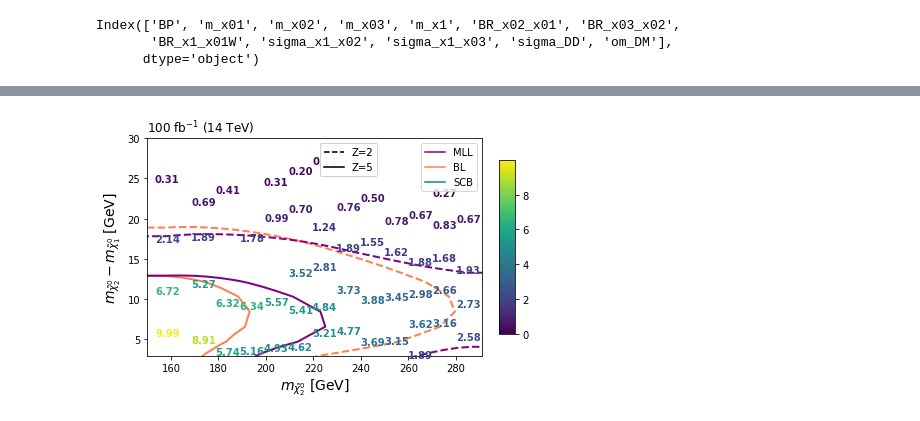
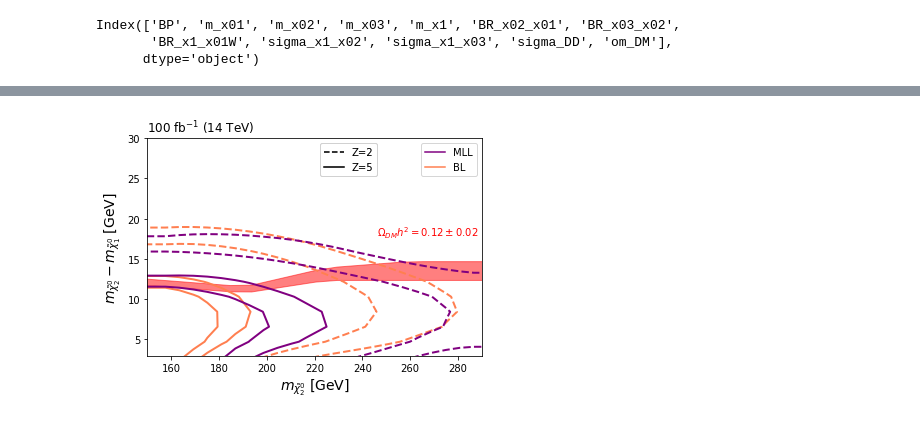
Before and after one commit to Martindelosrios/MLLHC, a Jupyter notebook: codes/AnalysisVars.ipynb, the cells around one changed output, grey strips where cells are left out. Drawn from its saved outputs; the diff is of its cells as text; code cells hidden in the pictures.

Commit message:
improve plot

```diff
--- a/codes/AnalysisVars.ipynb
+++ b/codes/AnalysisVars.ipynb
@@ -4209,9 +4191,9 @@ deltam = np.abs(mx02 - mx01)
 # %%
 Z_BL          = np.mean(np.load('../data/models/Z_BL_MET100_BPI.npy'), axis = 0)
-Z_BL_std      = np.mean(np.load('../data/models/Z_BL_std_MET100_BPI.npy'), axis = 0)
+Z_BL_std      = np.nan_to_num(np.mean(np.load('../data/models/Z_BL_std_MET100_BPI.npy'), axis = 0), posinf=2)
 
 Z_MLL         = np.mean(np.load('../data/models/Z_MLL_MET100_BPI.npy'), axis = 0)
-Z_MLL_std     = np.mean(np.load('../data/models/Z_MLL_std_MET100_BPI.npy'), axis = 0)
+Z_MLL_std     = np.nan_to_num(np.mean(np.load('../data/models/Z_MLL_std_MET100_BPI.npy'), axis = 0), posinf=2)
 
 Z_MLL_new     = np.mean(np.load('../data/models/Z_MLL_new_MET100_BPI.npy'), axis = 0)
 Z_MLL_new_std = np.mean(np.load('../data/models/Z_MLL_new_std_MET100_BPI.npy'), axis = 0)
@@ -4237,16 +4213,16 @@ mx02_new, deltam_new = np.meshgrid(x_centers, y_centers, indexing='ij')
 # %%
 tck_BL   = interpolate.bisplrep(mx02, deltam, Z_BL, kx = 4, ky = 4)
 Z_BL_new = interpolate.bisplev(mx02_new, deltam_new, tck_BL)
-tck_BL_max   = interpolate.bisplrep(mx02, deltam, (Z_BL + Z_BL_std), kx = 1, ky = 1)
+tck_BL_max   = interpolate.bisplrep(mx02, deltam, (Z_BL + Z_BL_std), kx = 4, ky = 4)
 Z_BL_new_max = interpolate.bisplev(mx02_new, deltam_new, tck_BL_max)
-tck_BL_min   = interpolate.bisplrep(mx02, deltam, (Z_BL - Z_BL_std), kx = 1, ky = 1)
+tck_BL_min   = interpolate.bisplrep(mx02, deltam, (Z_BL - Z_BL_std), kx = 4, ky = 4)
 Z_BL_new_min = interpolate.bisplev(mx02_new, deltam_new, tck_BL_min)
 
 tck_MLL   = interpolate.bisplrep(mx02, deltam, Z_MLL, kx = 4, ky = 4)
 Z_MLL_new = interpolate.bisplev(mx02_new, deltam_new, tck_MLL)
-tck_MLL_max   = interpolate.bisplrep(mx02, deltam, (Z_MLL + Z_MLL_std), kx = 1, ky = 1)
+tck_MLL_max   = interpolate.bisplrep(mx02, deltam, (Z_MLL + Z_MLL_std), kx = 4, ky = 4)
 Z_MLL_new_max = interpolate.bisplev(mx02_new, deltam_new, tck_MLL_max)
-tck_MLL_min   = interpolate.bisplrep(mx02, deltam, (Z_MLL - Z_MLL_std), kx = 1, ky = 1)
+tck_MLL_min   = interpolate.bisplrep(mx02, deltam, (Z_MLL - Z_MLL_std), kx = 4, ky = 4)
 Z_MLL_new_min = interpolate.bisplev(mx02_new, deltam_new, tck_MLL_min)
 
 #tck_SBC   = interpolate.bisplrep(mx02, deltam, Z_SBC, kx = 1, ky = 1)
@@ -4268,10 +4237,3 @@ Probable causes: nxest or nyest too small or s is too small. (fp>s)
-# %%
-from scipy.ndimage import gaussian_filter
-
-Z_BL_new = np.nan_to_num(Z_BL_new,nan=0)
-Z_MLL_new = np.nan_to_num(Z_MLL_new,nan=0)
-Z_BL_new = gaussian_filter(Z_BL_new, sigma=0.2)
-Z_MLL_new = gaussian_filter(Z_MLL_new, sigma=0.2)
 # %%
 from matplotlib.lines import Line2D
 # %%
@@ -4292,15 +4291,15 @@ MLL_color = mcolors.to_rgb('purple')
 
 c0 = ax.contour(mx02_new, deltam_new, Z_BL_new.T, levels = [-100,2,5,16],
             linestyles = ['dotted','dashed', 'solid'], colors = ['coral'], linewidths = [2], alpha = 1)
-#%cM = ax.contour(mx02_new, deltam_new, Z_BL_new_max.T, levels = [0,2,5,16],
-#%            linestyles = ['dotted','dashed', 'solid'], colors = ['coral'], linewidths = [2], alpha = 0)
-#%cm = ax.contour(mx02_new, deltam_new, Z_BL_new_min.T, levels = [0,2,5,16],
-#%            linestyles = ['dotted','dashed', 'solid'], colors = ['coral'], linewidths = [2], alpha = 0)
+#cM = ax.contour(mx02_new, deltam_new, Z_BL_new_max.T, levels = [0,2,5,16],
+#            linestyles = ['dotted','dashed', 'solid'], colors = ['coral'], linewidths = [2], alpha = 0)
+cm = ax.contour(mx02_new, deltam_new, Z_BL_new_min.T, levels = [-1000,2,5,16],
+            linestyles = ['dotted','dashed', 'solid'], colors = ['coral'], linewidths = [2], alpha = 1)
 
-#%f0 = interp1d(c0.allsegs[2][0][:,0], c0.allsegs[2][0][:,1], fill_value = 'extrapolate')
-#%fM = interp1d(cM.allsegs[2][0][:,0], cM.allsegs[2][0][:,1], fill_value = 'extrapolate')
-#%fm = interp1d(cm.allsegs[2][0][:,0], cm.allsegs[2][0][:,1], fill_value = 'extrapolate')
-#%ax.fill_between(mx02_new, fm(mx02_new), f0(mx02_new), facecolor ='none', hatch ='-', edgecolor = 'coral', alpha = 1, lw = 2)
+f0 = interp1d(c0.allsegs[2][0][:,0], c0.allsegs[2][0][:,1], fill_value = 'extrapolate')
+#fM = interp1d(cM.allsegs[2][0][:,0], cM.allsegs[2][0][:,1], fill_value = 'extrapolate')
+fm = interp1d(cm.allsegs[2][0][:,0], cm.allsegs[2][0][:,1], fill_value = 'extrapolate')
+#ax.fill_between(mx02_new, fm(mx02_new), f0(mx02_new), facecolor ='none', hatch ='-', edgecolor = 'coral', alpha = 1, lw = 2)
 
 #%f0 = interp1d(c0.allsegs[1][0][:,0], c0.allsegs[1][0][:,1], fill_value = 'extrapolate')
 #%fM = interp1d(cM.allsegs[1][0][:,0], cM.allsegs[1][0][:,1], fill_value = 'extrapolate')
@@ -4309,15 +4308,15 @@ c0 = ax.contour(mx02_new, deltam_new, Z_BL_new.T, levels = [-100,2,5,16],
 
 c0 = ax.contour(mx02_new, deltam_new, Z_MLL_new.T, levels = [-100,2,5,16],
             linestyles = ['dotted','dashed', 'solid'], colors = [MLL_color], linewidths = [2],alpha=1)
-#%cM = ax.contour(mx02_new, deltam_new, Z_MLL_new_max.T, levels = [0,2,5,16],
-#%            linestyles = ['dotted','dashed', 'solid'], colors = [MLL_color], linewidths = [2], alpha = 0)
-#%cm = ax.contour(mx02_new, deltam_new, Z_MLL_new_min.T, levels = [0,2,5,16],
-#%            linestyles = ['dotted','dashed', 'solid'], colors = [MLL_color], linewidths = [2], alpha = 0)
+#cM = ax.contour(mx02_new, deltam_new, Z_MLL_new_max.T, levels = [0,2,5,16],
+#            linestyles = ['dotted','dashed', 'solid'], colors = [MLL_color], linewidths = [2], alpha = 0)
+cm = ax.contour(mx02_new, deltam_new, Z_MLL_new_min.T, levels = [-100,2,5,16],
+            linestyles = ['dotted','dashed', 'solid'], colors = [MLL_color], linewidths = [2], alpha = 1)
 
-#%f0 = interp1d(c0.allsegs[2][0][:,0], c0.allsegs[2][0][:,1], fill_value = 'extrapolate')
-#%fM = interp1d(cM.allsegs[2][0][:,0], cM.allsegs[2][0][:,1], fill_value = 'extrapolate')
-#%fm = interp1d(cm.allsegs[2][0][:,0], cm.allsegs[2][0][:,1], fill_value = 'extrapolate')
-#%ax.fill_between(mx02_new, fm(mx02_new), f0(mx02_new), facecolor = 'none', edgecolor = MLL_color, hatch='/', alpha = 1, linewidth = 2)
+f0 = interp1d(c0.allsegs[2][0][:,0], c0.allsegs[2][0][:,1], fill_value = 'extrapolate')
+#fM = interp1d(cM.allsegs[2][0][:,0], cM.allsegs[2][0][:,1], fill_value = 'extrapolate')
+fm = interp1d(cm.allsegs[2][0][:,0], cm.allsegs[2][0][:,1], fill_value = 'extrapolate')
+#ax.fill_between(mx02_new, fm(mx02_new), f0(mx02_new), facecolor = 'none', edgecolor = MLL_color, hatch='/', alpha = 1, linewidth = 2)
 
 #%f0 = interp1d(c0.allsegs[1][0][:,0], c0.allsegs[1][0][:,1], fill_value = 'extrapolate')
 #%fM = interp1d(cM.allsegs[1][0][:,0], cM.allsegs[1][0][:,1], fill_value = 'extrapolate')
@@ -4331,46 +4330,53 @@ ax.set_ylabel(r'$m_{\tilde{\chi}_2^0}-m_{\tilde{\chi}_1^0}$ [GeV]', fontsize=14)
 
 line_MLL = Line2D([0], [0], label='MLL', color=MLL_color)
 line_BL = Line2D([0], [0], label='BL', color='coral')
-line_SCB = Line2D([0], [0], label='SCB', color='darkcyan')
+#line_SCB = Line2D([0], [0], label='SCB', color='darkcyan')
 
 handles, labels = plt.gca().get_legend_handles_labels()
-handles.extend([line_MLL, line_BL, line_SCB])
+handles.extend([line_MLL, line_BL])
 legend0 = ax.legend(handles=handles, loc = 'upper right')
 plt.gca().add_artist(legend0)
 
 line_2 = Line2D([0], [0], label='Z=2', color='black', linestyle = 'dashed')
 line_5 = Line2D([0], [0], label='Z=5', color='black', linestyle = 'solid')
 legend1 = ax.legend([line_2, line_5], ["Z=2", "Z=5"], loc=2, bbox_to_anchor=(0.5,1))
 plt.gca().add_artist(legend1)
 
 #ind = np.argsort(ATLAS[:,3])
 #ax.fill_betweenx(y = ATLAS[ind,3], x1 = ATLAS[ind,0], color = 'lightgray', alpha = 1)
 #ind = np.argsort(CMS[:,3])
 #ax.fill_betweenx(y = CMS[ind,3], x1 = CMS[ind,0], color = 'lightgray', alpha = 1)
 #ax.text(165, 23, 'LHC exc.', fontsize = 12)
 
 #ax.fill_between(DD_bounds[:,0], DD_bounds[:,1], 41, alpha=0.2, color='blue', zorder = 0)
 
 #ax.scatter(mx02, deltam, c = Z_MLL, cmap = 'viridis')
-for i, (xi, yi) in enumerate(zip(mx02, deltam)):
-    if (yi > 3) & (yi < 30):
+#for i, (xi, yi) in enumerate(zip(mx02, deltam)):
+#    if (yi > 3) & (yi < 30):
         #ax.text(xi, yi, bps_data['BP'][i], fontsize=10, ha='center', va='center', fontweight='bold', c = plt.get_cmap('viridis')(norm(Z_MLL[i])))
-        ax.text(xi, yi, '{:.2f}'.format(Z_MLL[i]), fontsize=10, ha='center', va='center', fontweight='bold', c = plt.get_cmap('viridis')(norm(Z_MLL[i])))
+#        ax.text(xi, yi, '{:.2f}'.format(Z_MLL[i] - Z_MLL_std[i]), fontsize=10, ha='center', va='center', fontweight='bold', c = plt.get_cmap('viridis')(norm(Z_MLL[i])))
 
+#ax.text(165, 23, 'LHC exc.', fontsize = 12)
+ax.text(246, 17.8, '$\\Omega_{DM}h^{2} = 0.12 \\pm 0.02$', color = 'red')
 
 #img2 = ax.contourf(mx02_new, deltam_new, Z_base_new.T, levels = 10,cmap='Reds',zorder=0)
 #cb2 = plt.colorbar(img2, ax= ax,orientation='vertical')
 
+
+#dm0 = ax.contour(mx02_new, deltam_new, DM_new.T, levels = [-10,0.10,0.14],
+#            linestyles = ['dotted','dashed', 'solid'], colors = ['red'], linewidths = [2], alpha = 1)
+plt.fill_between(dm0_new, deltam_min, deltam_max, color = 'red', zorder = 1, alpha = 0.5)
+
 ax.set_title('$100$ fb$^{-1}$ (14 TeV)', loc = 'left')
 #plt.colorbar()
-cax = ax.inset_axes([1.05,0.1,0.05,0.8])
-cb1 = mpl.colorbar.ColorbarBase(cax, cmap=plt.get_cmap('viridis'),
-                                norm=norm,
-                                orientation='vertical')
+#cax = ax.inset_axes([1.05,0.1,0.05,0.8])
+#cb1 = mpl.colorbar.ColorbarBase(cax, cmap=plt.get_cmap('viridis'),
+#                                norm=norm,
+#                                orientation='vertical')
 
 ax.set_ylim(3,30)
-ax.set_xlim(150,291)
+ax.set_xlim(150,290)
 
-plt.savefig('../graph/contour_plot_BPI_preliminar.pdf', bbox_inches="tight")
+plt.savefig('../graph/contour_plot_BPI_preliminar_w-statErrors.pdf', bbox_inches="tight")
 # %% [output]
-[figure, old version]
+[figure, new version]
```
Also changed, not shown: parts of 12 cells of this notebook.
